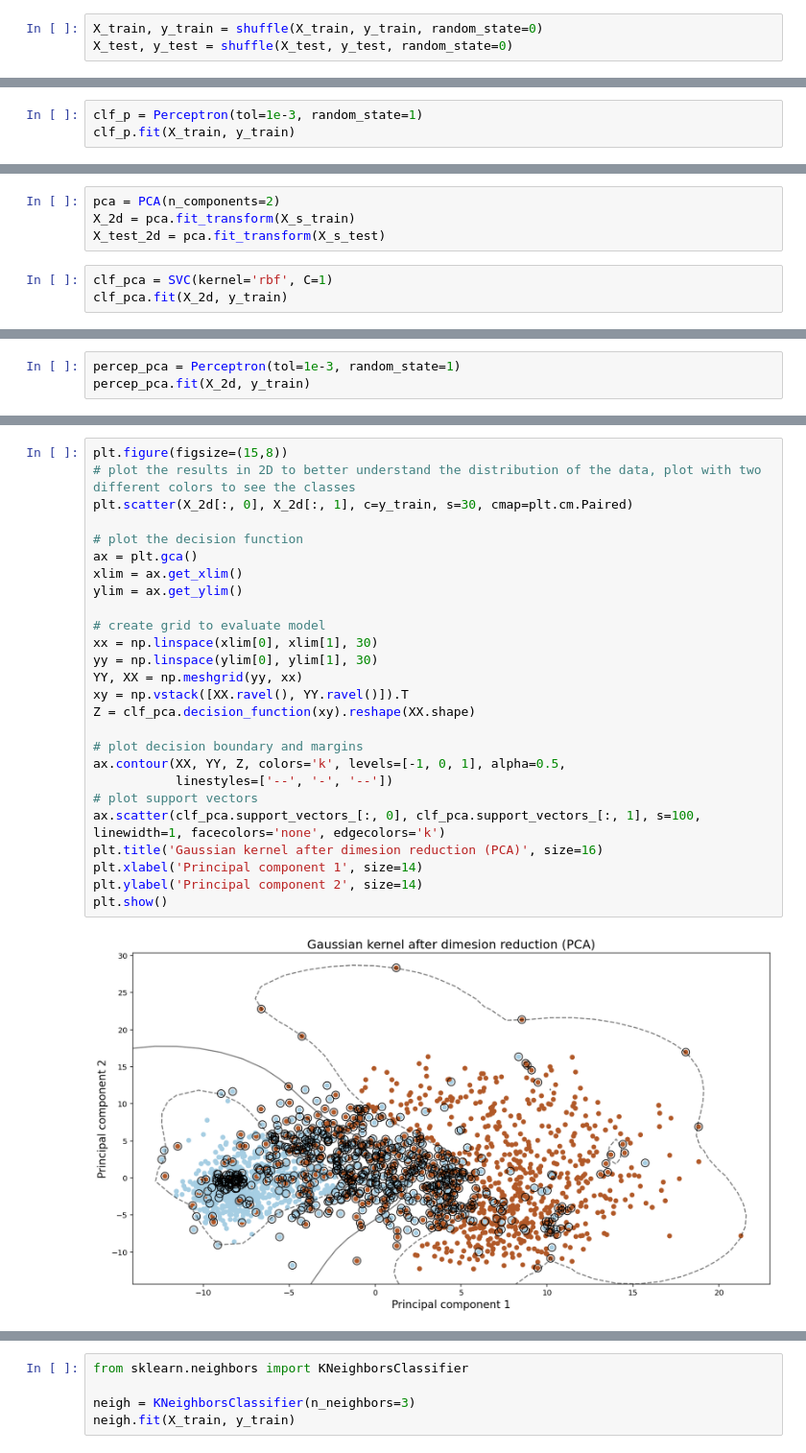
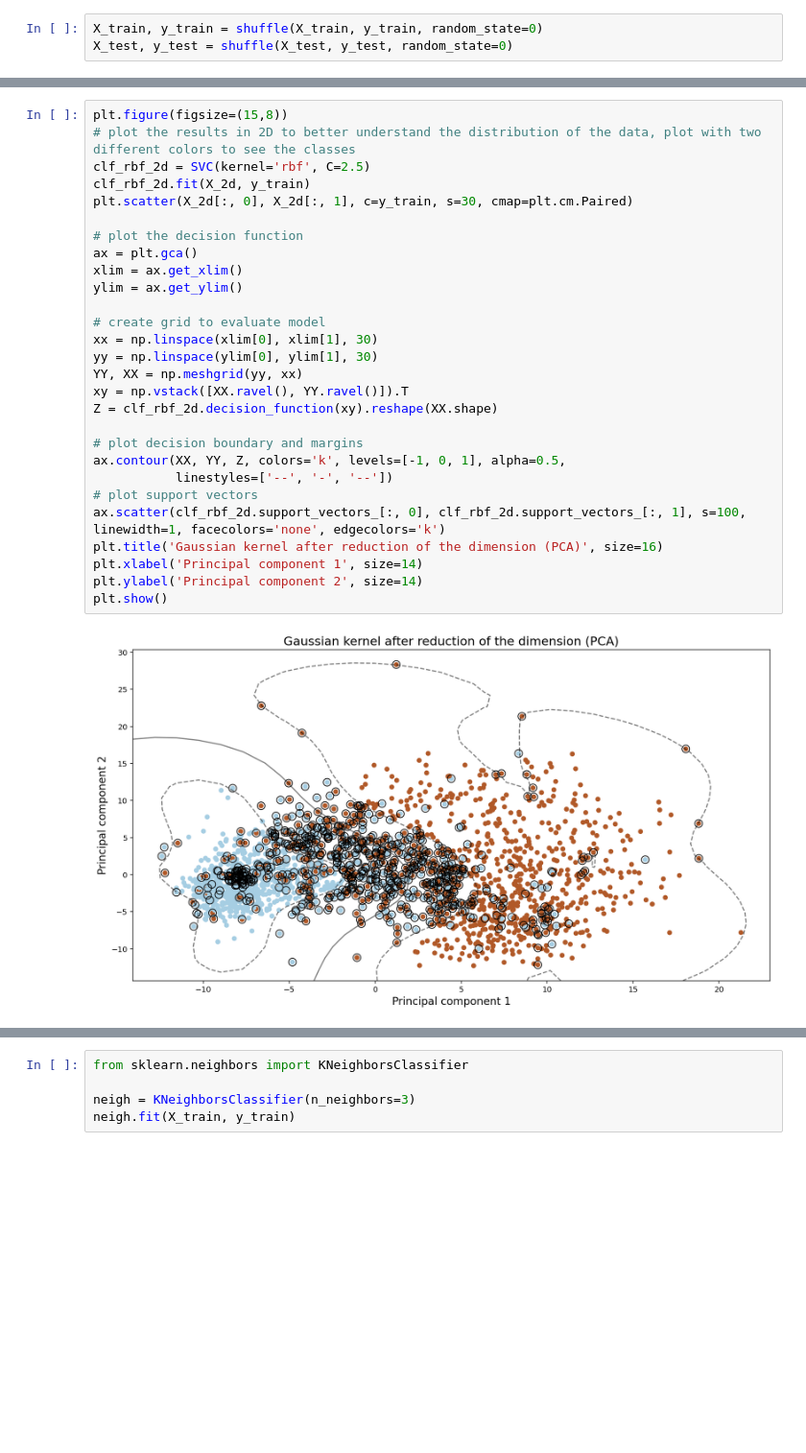
Before and after one commit to Victor-Manach/SD210, a Jupyter notebook: Binary_classification.ipynb, the cells around one changed output, grey strips where cells are left out. Shown at 96% size. Saved outputs shown, nothing was run; the diff lists cells and outputs as text; blank space fills up the shorter version.

```diff
--- a/Binary_classification.ipynb
+++ b/Binary_classification.ipynb
@@ -99,3 +102,0 @@ clf_rbf_cv.score(X_test, y_test)
-# %%
-clf_p = Perceptron(tol=1e-3, random_state=1)
-clf_p.fit(X_train, y_train)
@@ -116,7 +102,0 @@ X_s_test = StandardScaler().fit_transform(X_test)
-# %%
-pca = PCA(n_components=2)
-X_2d = pca.fit_transform(X_s_train)
-X_test_2d = pca.fit_transform(X_s_test)
-# %%
-clf_pca = SVC(kernel='rbf', C=1)
-clf_pca.fit(X_2d, y_train)
@@ -125,3 +102,0 @@ SVC(C=1)
-# %%
-percep_pca = Perceptron(tol=1e-3, random_state=1)
-percep_pca.fit(X_2d, y_train)
@@ -130,28 +105,30 @@ Perceptron(random_state=1)
 # %%
 plt.figure(figsize=(15,8))
 # plot the results in 2D to better understand the distribution of the data, plot with two different colors to see the classes
+clf_rbf_2d = SVC(kernel='rbf', C=2.5)
+clf_rbf_2d.fit(X_2d, y_train)
 plt.scatter(X_2d[:, 0], X_2d[:, 1], c=y_train, s=30, cmap=plt.cm.Paired)
 
 # plot the decision function
 ax = plt.gca()
 xlim = ax.get_xlim()
 ylim = ax.get_ylim()
 
 # create grid to evaluate model
 xx = np.linspace(xlim[0], xlim[1], 30)
 yy = np.linspace(ylim[0], ylim[1], 30)
 YY, XX = np.meshgrid(yy, xx)
 xy = np.vstack([XX.ravel(), YY.ravel()]).T
-Z = clf_pca.decision_function(xy).reshape(XX.shape)
+Z = clf_rbf_2d.decision_function(xy).reshape(XX.shape)
 
 # plot decision boundary and margins
 ax.contour(XX, YY, Z, colors='k', levels=[-1, 0, 1], alpha=0.5,
            linestyles=['--', '-', '--'])
 # plot support vectors
-ax.scatter(clf_pca.support_vectors_[:, 0], clf_pca.support_vectors_[:, 1], s=100, linewidth=1, facecolors='none', edgecolors='k')
-plt.title('Gaussian kernel after dimesion reduction (PCA)', size=16)
+ax.scatter(clf_rbf_2d.support_vectors_[:, 0], clf_rbf_2d.support_vectors_[:, 1], s=100, linewidth=1, facecolors='none', edgecolors='k')
+plt.title('Gaussian kernel after reduction of the dimension (PCA)', size=16)
 plt.xlabel('Principal component 1', size=14)
 plt.ylabel('Principal component 2', size=14)
 plt.show()
 # %% [output]
-[figure, old version]
+[figure, new version]
```
Also changed, not shown: parts of 53 cells of this notebook.
